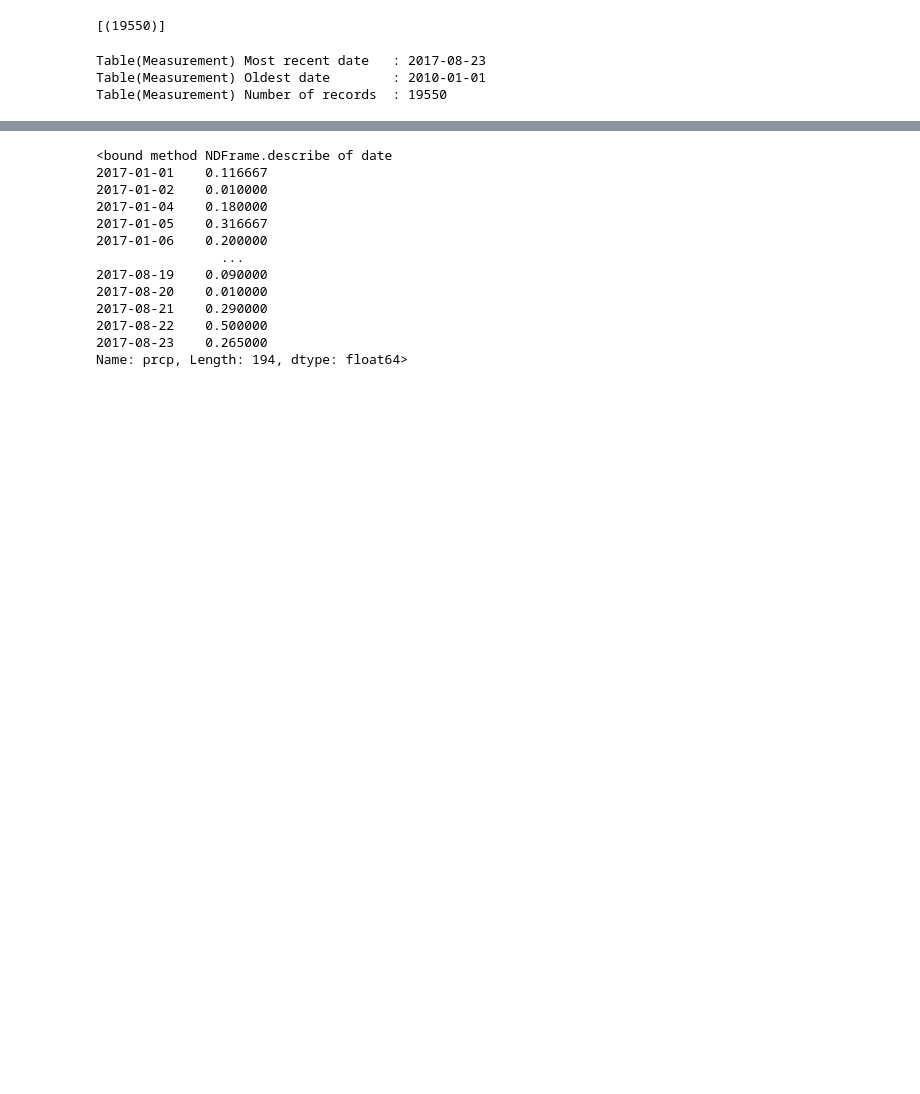
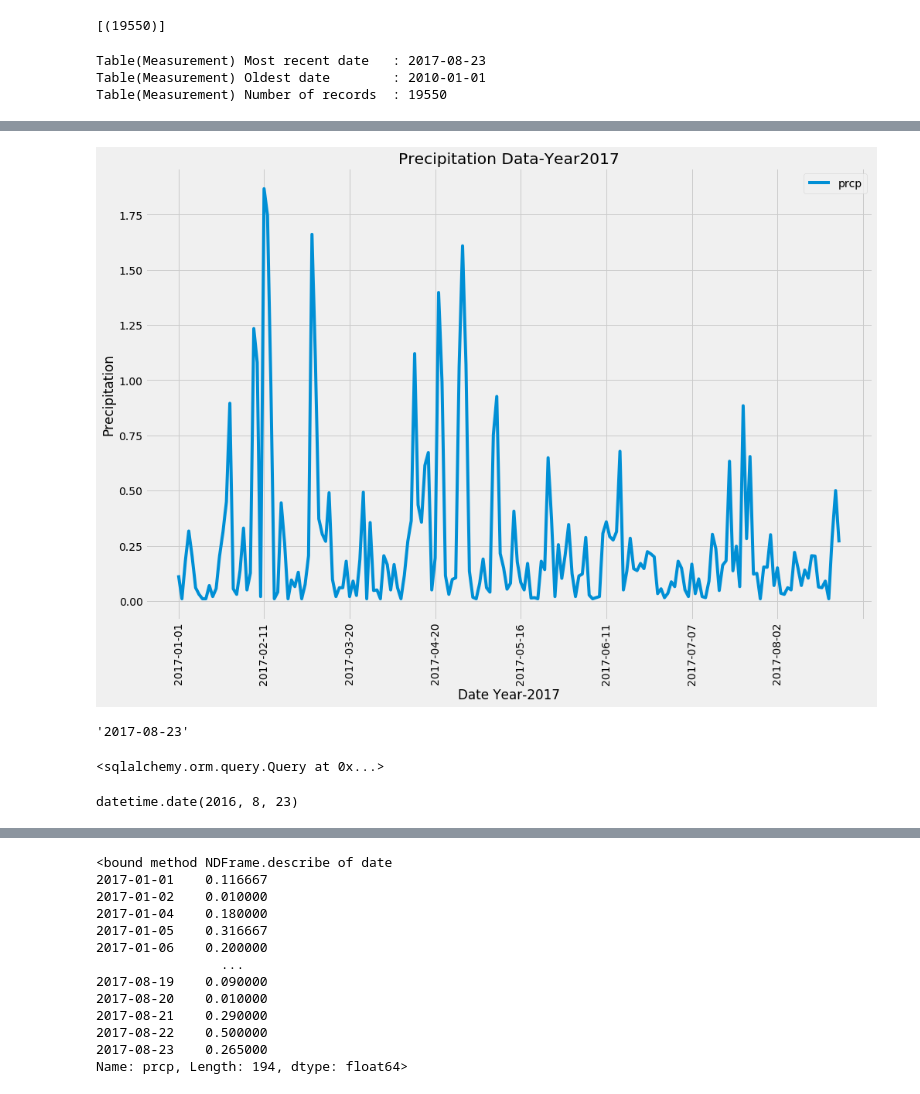
Before and after one commit to iliveonit/sqlalchemy-challenge, a Jupyter notebook: climate_starter.ipynb, the cells around one changed output, grey strips where cells are left out. Saved outputs shown, nothing was run; the diff lists cells and outputs as text; code cells hidden in the pictures; blank space fills up the shorter version.

```diff
--- a/climate_starter.ipynb
+++ b/climate_starter.ipynb
@@ -107,7 +107,7 @@ Table(Measurement) Number of records  : 19550
 # Perform a query to retrieve the data and precipitation scores
 # Sort the Table-date (for dataframe) by date
 
-Last_12m = session.query(Measurement.date, Measurement.prcp).\
+Y2017_12m = session.query(Measurement.date, Measurement.prcp).\
     filter(Measurement.date.between('2017-01-01', '2017-12-31')).\
     filter(Measurement.prcp).\
     order_by(Measurement.date).all()
@@ -113,0 +134,6 @@ Last_12m = session.query(Measurement.date, Measurement.prcp).\
+# %%
+# Save the query results as a Pandas DataFrame and set the index to the date column
+# Sort the dataframe by date -- already sorted at query level
+
+Prcp_df = pd.DataFrame(Y2017_12m).groupby("date").mean()
+Prcp_df
@@ -113,0 +159,11 @@ Last_12m = session.query(Measurement.date, Measurement.prcp).\
+# %%
+# Measurement: Plot the Last 12 months of precipitation data results
+# Use Pandas Plotting with Matplotlib to plot the data
+
+#Prcp_df.plot(rot = 90, title = "Precipitation Data-Last 12mnth")
+Prcp_df.plot(rot = 90, title = "Precipitation Data-Year2017", figsize=(15,10))
+plt.ylabel("Precipitation")
+plt.xlabel("Date Year-2017")
+plt.show()
+# %% [output]
+[figure, added]
@@ -113,0 +175,29 @@ Last_12m = session.query(Measurement.date, Measurement.prcp).\
+# %%
+maxdate = session.query(func.max(Measurement.date))[0][0]
+maxdate
+# %% [output]
+'2017-08-23'
+# %%
+# https://www.sqlitetutorial.net/sqlite-date-functions/sqlite-date-function/
+# SELECT DATE('2018-11-01','-1 month');
+
+# engine.execute(SELECT Date('2017-08-23','-12 months'))
+
+#engine.execute(SELECT * FROM Measurement WHERE date = date('2017-08-23','-12 months');
+
+session.query(Measurement.date, Measurement.prcp).\
+    filter(Measurement.date == ('2017-08-23', '-12 month'))
+# %% [output]
+<sqlalchemy.orm.query.Query at 0x...>
+# %%
+# Last 12 months from Measurement:
+# SQLite : DATE('2018-11-01') format
+
+year = int(maxdate[:4])
+month = int(maxdate[5:7])
+day = int(maxdate[8:10])
+
+GetDate = dt.date(year,month,day) - dt.timedelta(days=365)
+GetDate
+# %% [output]
+datetime.date(2016, 8, 23)
```
Also changed, not shown: parts of 9 cells of this notebook, 1 other file.
